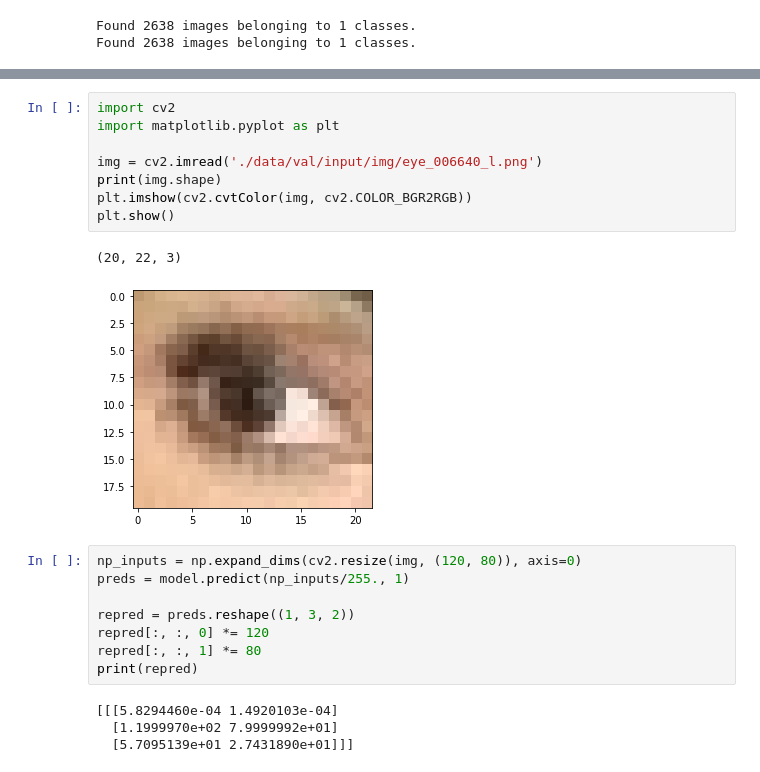
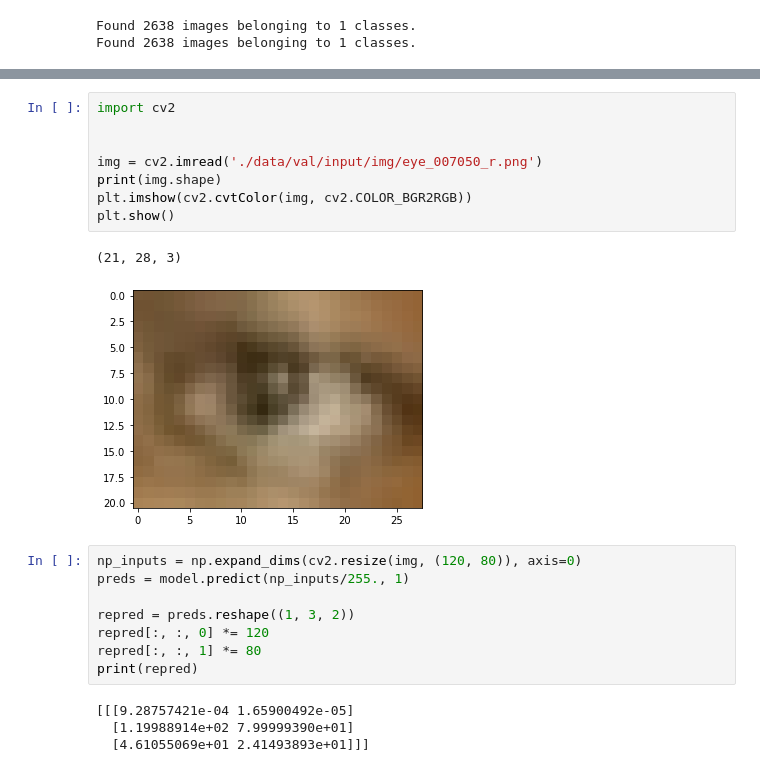
Before and after one commit to hwan27/aiffel, a Jupyter notebook: g/g8/surprising.ipynb, the cells around one changed output, grey strips where cells are left out. Drawn from its saved outputs; the diff is of its cells as text.

```diff
--- a/g/g8/surprising.ipynb
+++ b/g/g8/surprising.ipynb
@@ -193,14 +216,14 @@ Please use Model.evaluate, which supports generators.
 # %%
 import cv2
-import matplotlib.pyplot as plt
 
-img = cv2.imread('./data/val/input/img/eye_006640_l.png')
+
+img = cv2.imread('./data/val/input/img/eye_007050_r.png')
 print(img.shape)
 plt.imshow(cv2.cvtColor(img, cv2.COLOR_BGR2RGB))
 plt.show()
 # %% [output]
-(20, 22, 3)
+(21, 28, 3)
-[figure, old version]
+[figure, new version]
 # %%
 np_inputs = np.expand_dims(cv2.resize(img, (120, 80)), axis=0)
 preds = model.predict(np_inputs/255., 1)
@@ -210,9 +233,9 @@ repred[:, :, 0] *= 120
 repred[:, :, 1] *= 80
 print(repred)
 # %% [output]
-[[[5.8294460e-04 1.4920103e-04]
-  [1.1999970e+02 7.9999992e+01]
-  [5.7095139e+01 2.7431890e+01]]]
+[[[9.28757421e-04 1.65900492e-05]
+  [1.19988914e+02 7.99999390e+01]
+  [4.61055069e+01 2.41493893e+01]]]
 # %%
 show = img.copy()
 for pt in repred[0]:
```
Also changed, not shown: parts of 8 cells of this notebook.
